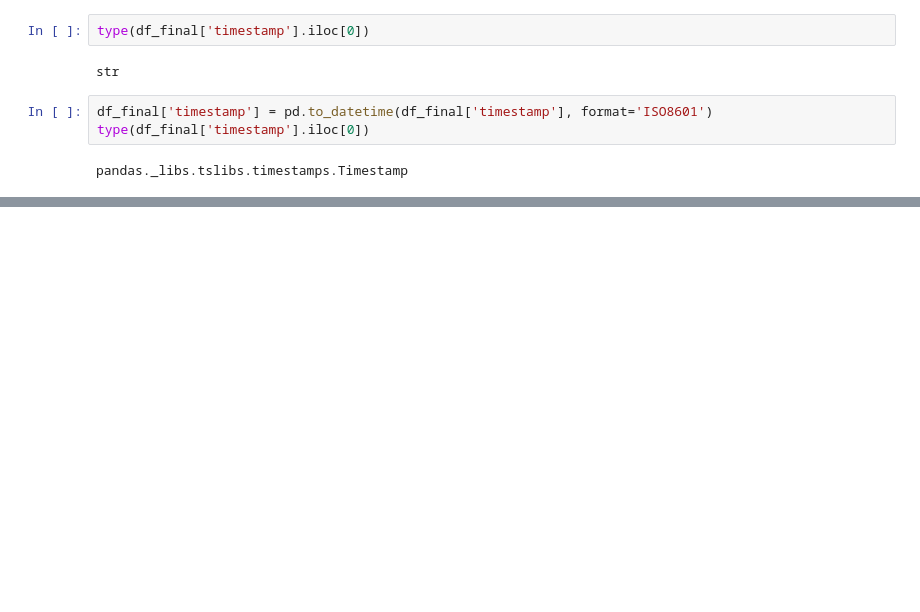
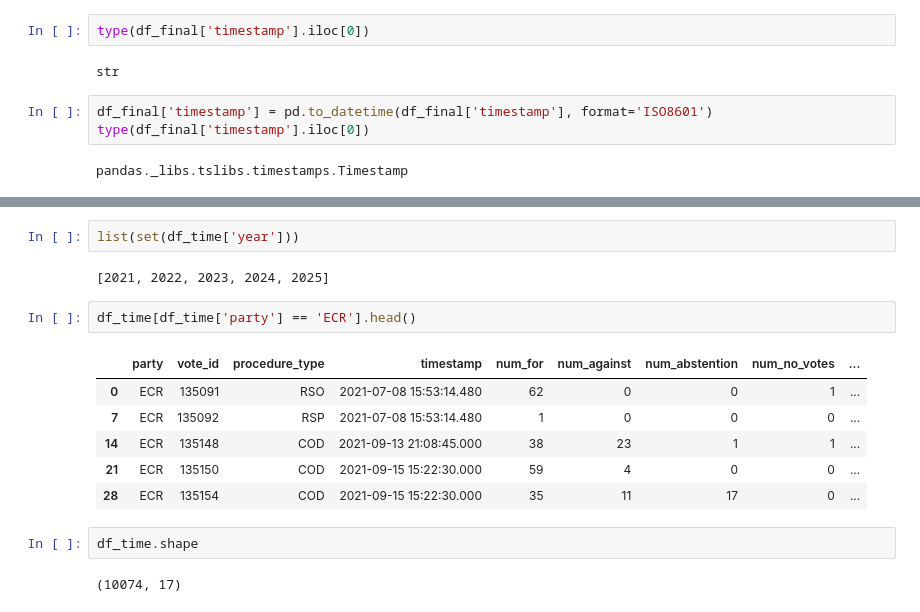
Before and after one commit to siennaboos/PartyLoyaltyProject, a Jupyter notebook: ml-src/ml2_logreg.ipynb, the cells around one changed output, grey strips where cells are left out. Drawn from its saved outputs; the diff is of its cells as text; blank space fills up the shorter version.

```diff
--- a/ml-src/ml2_logreg.ipynb
+++ b/ml-src/ml2_logreg.ipynb
@@ -169,0 +156,17 @@ df_time.head()
+# %%
+list(set(df_time['year']))
+# %% [output]
+[2021, 2022, 2023, 2024, 2025]
+# %%
+df_time[df_time['party'] == 'ECR'].head()
+# %% [output]
+|  | party | vote_id | procedure_type | timestamp | num_for | num_against | num_abstention | num_no_votes | ... |
+| 0 | ECR | 135091 | RSO | 2021-07-08 15:53:14.480 | 62 | 0 | 0 | 1 | ... |
+| 7 | ECR | 135092 | RSP | 2021-07-08 15:53:14.480 | 1 | 0 | 0 | 0 | ... |
+| 14 | ECR | 135148 | COD | 2021-09-13 21:08:45.000 | 38 | 23 | 1 | 1 | ... |
+| 21 | ECR | 135150 | COD | 2021-09-15 15:22:30.000 | 59 | 4 | 0 | 0 | ... |
+| 28 | ECR | 135154 | COD | 2021-09-15 15:22:30.000 | 35 | 11 | 17 | 0 | ... |
+# %%
+df_time.shape
+# %% [output]
+(10074, 17)
```
Also changed, not shown: parts of 20 cells of this notebook, 1 other file.
